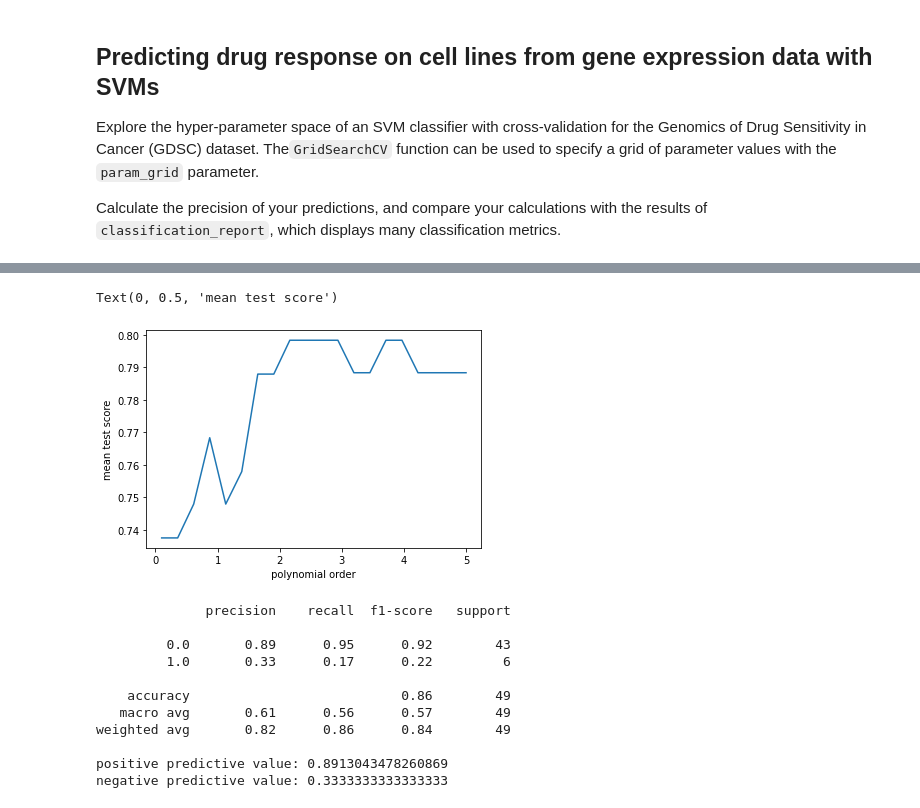
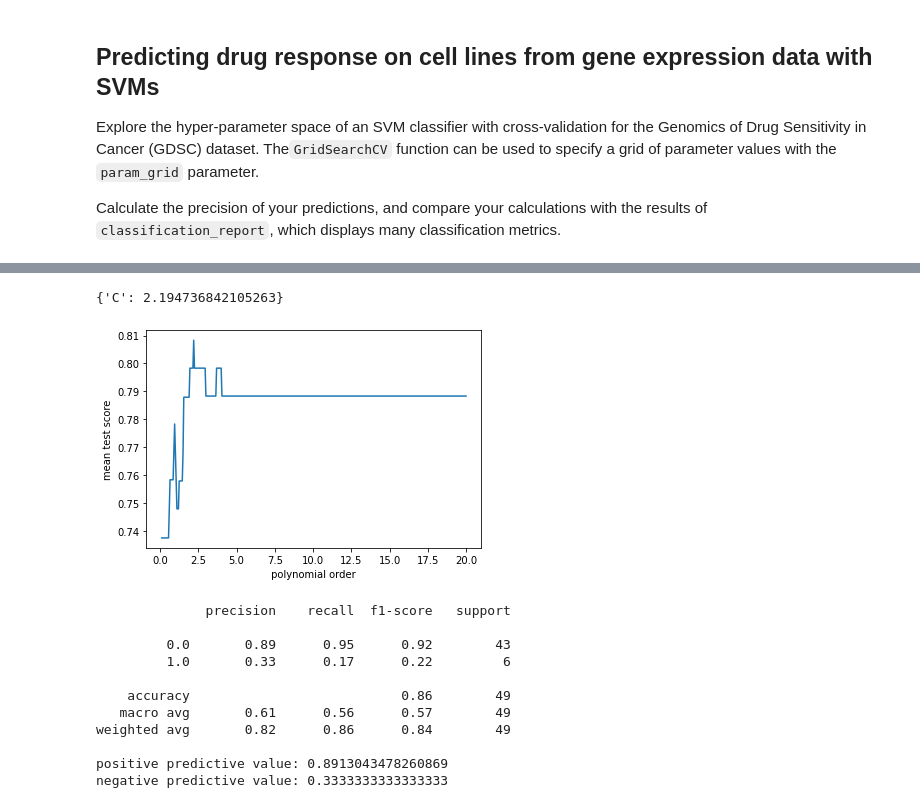
Before and after one commit to mennocromwijk/Machine_Learning, a Jupyter notebook: practicals/week_6.ipynb, the cells around one changed output, grey strips where cells are left out. Cells and saved outputs as stored; diff of their text form; code cells hidden in the pictures.

```diff
--- a/practicals/week_6.ipynb
+++ b/practicals/week_6.ipynb
@@ -206,23 +208,24 @@ Calculate the precision of your predictions, and compare your calculations with
 # %%
 drug_values = drug_response.values
 drug_values[drug_values>0] = 1
 drug_values[drug_values<0] = 0
 drug_response.iloc[:,0]= drug_values
 X_train, X_test, Y_train, Y_test = train_test_split(gene_expression, drug_response, test_size=0.33, random_state=333)
 
 model2 = svm.SVC()
-polynominal_list = np.linspace(0.1,5,20)
+polynominal_list = np.linspace(0.1,20,400)
 clf = GridSearchCV(estimator=model2,param_grid = {'C':polynominal_list},cv=4)
 clf.fit(X_train,Y_train.values.ravel())
 
 fig = plt.figure()
 results = clf.cv_results_['mean_test_score']
 plt.plot(polynominal_list,results)
 plt.xlabel(' polynomial order ')
 plt.ylabel('mean test score')
+print(clf.best_params_)
 # %% [output]
-Text(0, 0.5, 'mean test score')
+{'C': 2.194736842105263}
-[figure, old version]
+[figure, new version]
 # %%
 y_pred = clf.predict(X_test)
 
```
Also changed, not shown: parts of 6 cells of this notebook.
